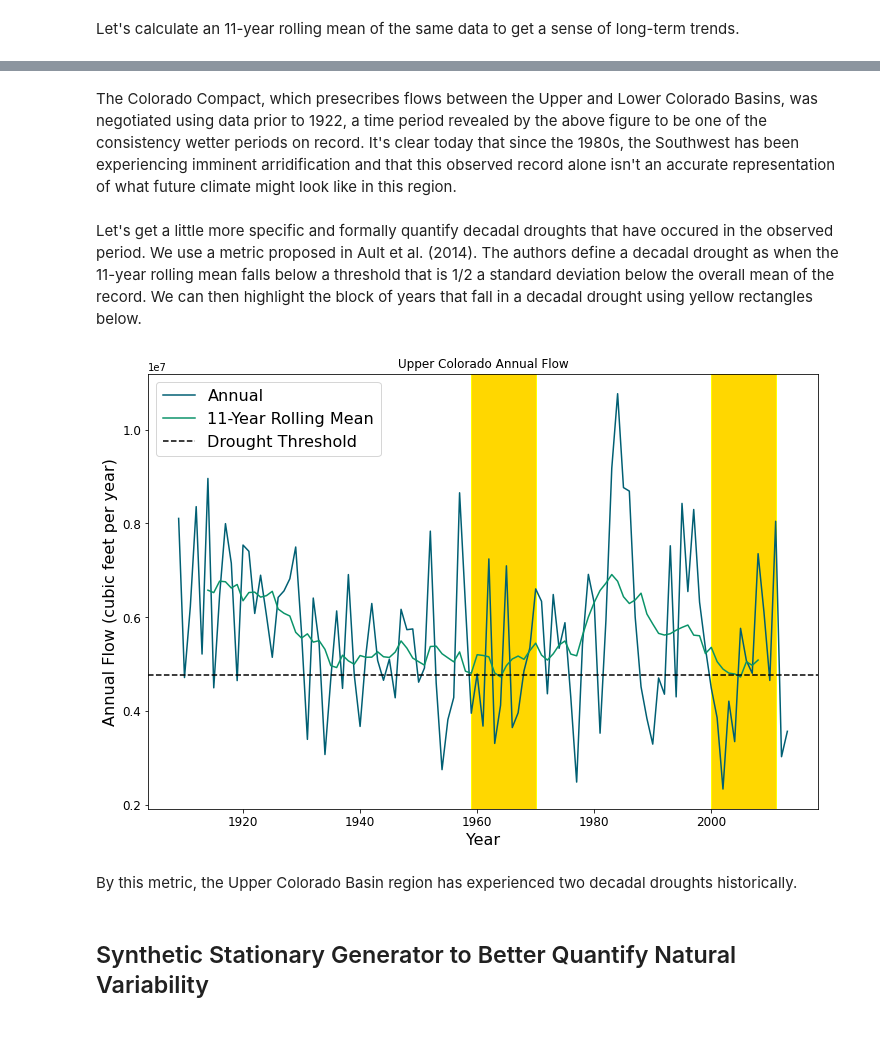
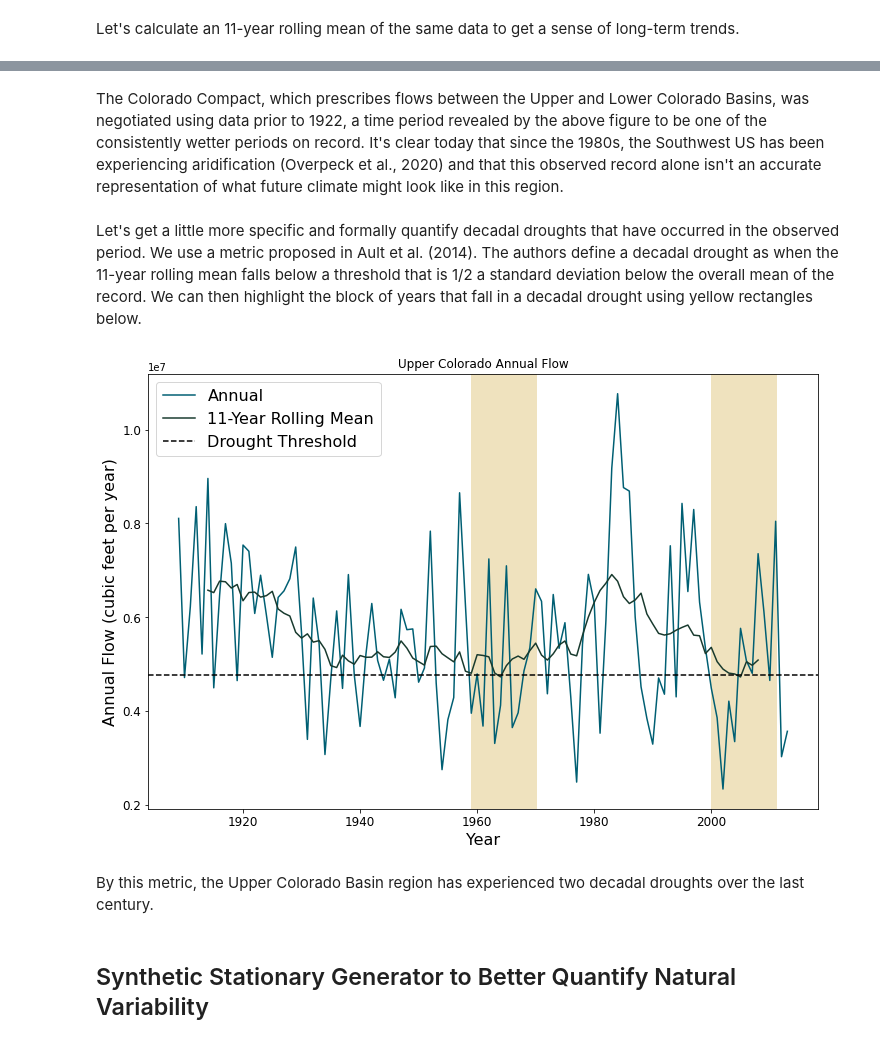
Before and after one commit to IMMM-SFA/msd_uncertainty_ebook, a Jupyter notebook: notebooks/Hidden-Markov Modeling Approaches to Creating Synthetic Streamflow Scenarios.ipynb, the cells around one changed output, grey strips where cells are left out. Cells and saved outputs as stored; diff of their text form; code cells hidden in the pictures.

```diff
--- a/notebooks/Hidden-Markov Modeling Approaches to Creating Synthetic Streamflow Scenarios.ipynb
+++ b/notebooks/Hidden-Markov Modeling Approaches to Creating Synthetic Streamflow Scenarios.ipynb
@@ -42,7 +43,7 @@ AnnualQ = pd.read_csv('data/uc_historical.csv')
 AnnualQ['Year'] = list(range(1909, 2014))
 
 # Plot a line graph
-fig, ax = plt.subplots()
+fig, ax = plt.subplots(figsize=(12, 8))
 ax.plot(AnnualQ.iloc[:, 1],
         AnnualQ.iloc[:, 0],
         color='#005F73',
@@ -54,7 +55,8 @@ ax.set_xlabel("Year", fontsize=16)
 ax.set_ylabel("Annual Flow (cubic feet per year)", fontsize=16)
 plt.xticks(fontsize=12)
 plt.yticks(fontsize=12)
-mpl.rcParams['figure.figsize'] = [12, 8]
 mpl.rc('legend', fontsize=16)
-legend = plt.legend()
+legend = plt.legend(loc="upper right")
+plt.show()
+plt.close()
 # %% [output]
@@ -62,6 +64,8 @@ legend = plt.legend()
 # %% [markdown]
 Let's calculate an 11-year rolling mean of the same data to get a sense of long-term trends.
 # %%
+fig, ax = plt.subplots(figsize=(12, 8))
+
 # Plot the original line graph
 plt.plot(AnnualQ.iloc[:,1],
          AnnualQ.iloc[:,0],
@@ -71,7 +75,7 @@ plt.plot(AnnualQ.iloc[:,1],
 # Plot an 11-year rolling mean
 plt.plot(AnnualQ.iloc[:, 1].rolling(11).mean(),
          AnnualQ.iloc[:, 0].rolling(11).mean(),
-         color='#0A9369',
+         color='#183A2E',
          label='11-Year Rolling Mean')
 
 # Add labels and title
@@ -80,7 +84,8 @@ ax.set_xlabel("Year",fontsize=16)
 ax.set_ylabel("Annual Flow (cubic feet per year)", fontsize=16)
 plt.xticks(fontsize=12)
 plt.yticks(fontsize=12)
-mpl.rcParams['figure.figsize'] = [12, 8]
 mpl.rc('legend', fontsize=16)
 legend = plt.legend()
+plt.show()
+plt.close()
 # %% [output]
@@ -88,7 +93,7 @@ legend = plt.legend()
 # %% [markdown]
-The Colorado Compact, which presecribes flows between the Upper and Lower Colorado Basins, was negotiated using data prior to 1922, a time period revealed by the above figure to be one of the consistency wetter periods on record. It's clear today that since the 1980s, the Southwest has been experiencing imminent arridification and that this observed record alone isn't an accurate representation of what future climate might look like in this region.
+The Colorado Compact, which prescribes flows between the Upper and Lower Colorado Basins, was negotiated using data prior to 1922, a time period revealed by the above figure to be one of the consistently wetter periods on record. It's clear today that since the 1980s, the Southwest US has been experiencing aridification (Overpeck et al., 2020)  and that this observed record alone isn't an accurate representation of what future climate might look like in this region.
 # %% [markdown]
-Let's get a little more specific and formally quantify decadal droughts that have occured in the observed period. We use a metric proposed in Ault et al. (2014). The authors define a decadal drought as when the 11-year rolling mean falls below a threshold that is 1/2 a standard deviation below the overall mean of the record. We can then highlight the block of years that fall in a decadal drought using yellow rectangles below.
+Let's get a little more specific and formally quantify decadal droughts that have occurred in the observed period. We use a metric proposed in Ault et al. (2014). The authors define a decadal drought as when the 11-year rolling mean falls below a threshold that is 1/2 a standard deviation below the overall mean of the record. We can then highlight the block of years that fall in a decadal drought using yellow rectangles below.
 # %%
 # Define drought threshold
 std = statistics.stdev(AnnualQ.iloc[:, 0])
@@ -99,44 +104,45 @@ drought_instances = [i for i, v in enumerate(AnnualQ.iloc[:,0].rolling(11).mean(
 drought_years = AnnualQ.iloc[:, 1].rolling(11).mean()[drought_instances]
 
 # Add labels and title
-fig, ax = plt.subplots()
+fig, ax = plt.subplots(figsize=(12, 8))
 ax.plot(AnnualQ.iloc[:,1],
         AnnualQ.iloc[:,0],
         color='#005F73',
         label='Annual')
 
 ax.plot(AnnualQ.iloc[:,1].rolling(11,center=True).mean(),
         AnnualQ.iloc[:,0].rolling(11,center=True).mean(),
-        color='#0A9369',
+        color='#183A2E',
         label='11-Year Rolling Mean')
 
 ax.axhline(y=threshold,
            color='black',
            linestyle='--',
            label='Drought Threshold')
 
 # Visualize the drought periods as yellow rectangles
 for i in drought_years:
 
     # Plot a box centered around those values and with 5 years on either side.
-    rect = patches.Rectangle((i-5,0), 11,2e7, linewidth=1, edgecolor='yellow', facecolor='gold')
+    rect = patches.Rectangle((i-5,0), 11,2e7, linewidth=1, edgecolor='#EFE2BE', facecolor='#EFE2BE')
 
     # Add the patch to the Axes
     ax.add_patch(rect)
 
 
 plt.title("Upper Colorado Annual Flow")
 ax.set_xlabel("Year", fontsize=16)
 ax.set_ylabel("Annual Flow (cubic feet per year)", fontsize=16)
 plt.xticks(fontsize=12)
 plt.yticks(fontsize=12)
-mpl.rcParams['figure.figsize'] = [12, 8]
 mpl.rc('legend', fontsize=16)
 legend = plt.legend()
+plt.show()
+plt.close()
 # %% [output]
-[figure, old version]
+[figure, new version]
 # %% [markdown]
-By this metric, the Upper Colorado Basin region has experienced two decadal droughts historically.
+By this metric, the Upper Colorado Basin region has experienced two decadal droughts over the last century.
 # %% [markdown]
 ## Synthetic Stationary Generator to Better Quantify Natural Variability
 # %% [markdown]
```
Also changed, not shown: parts of 25 cells of this notebook, 9 other files.
